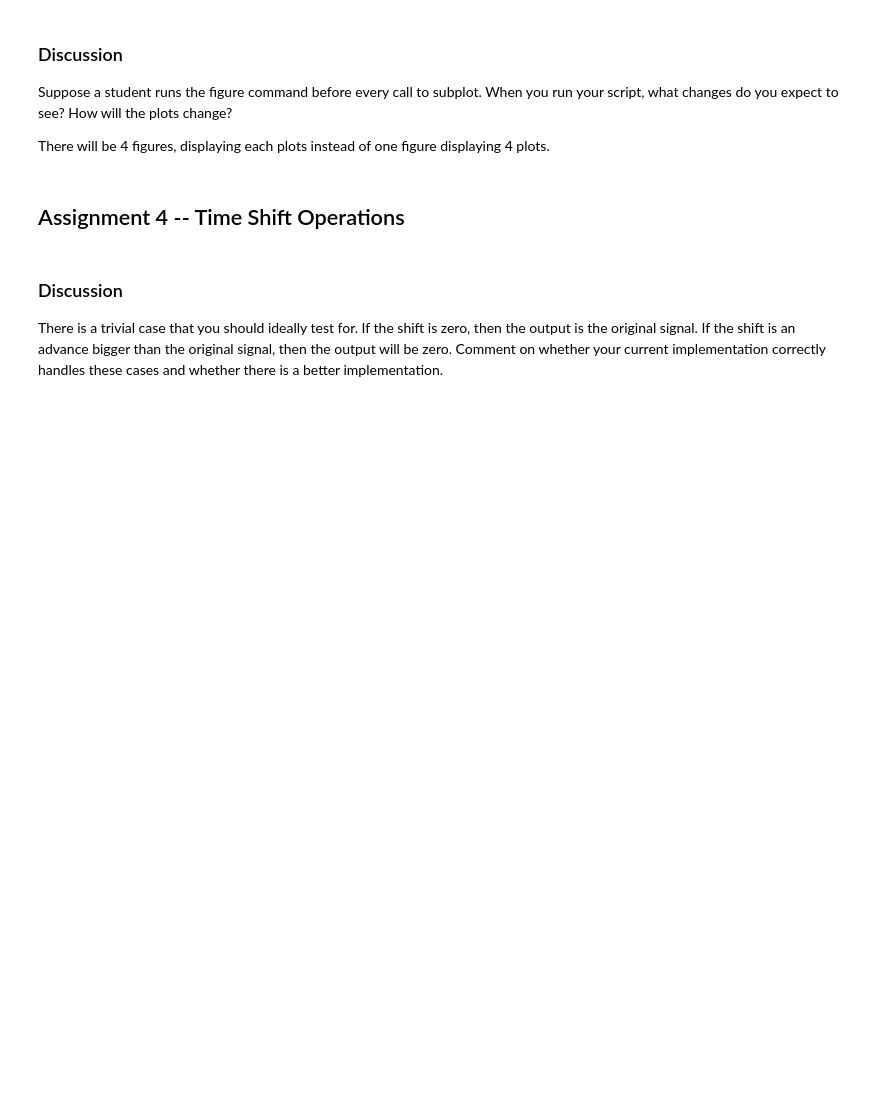
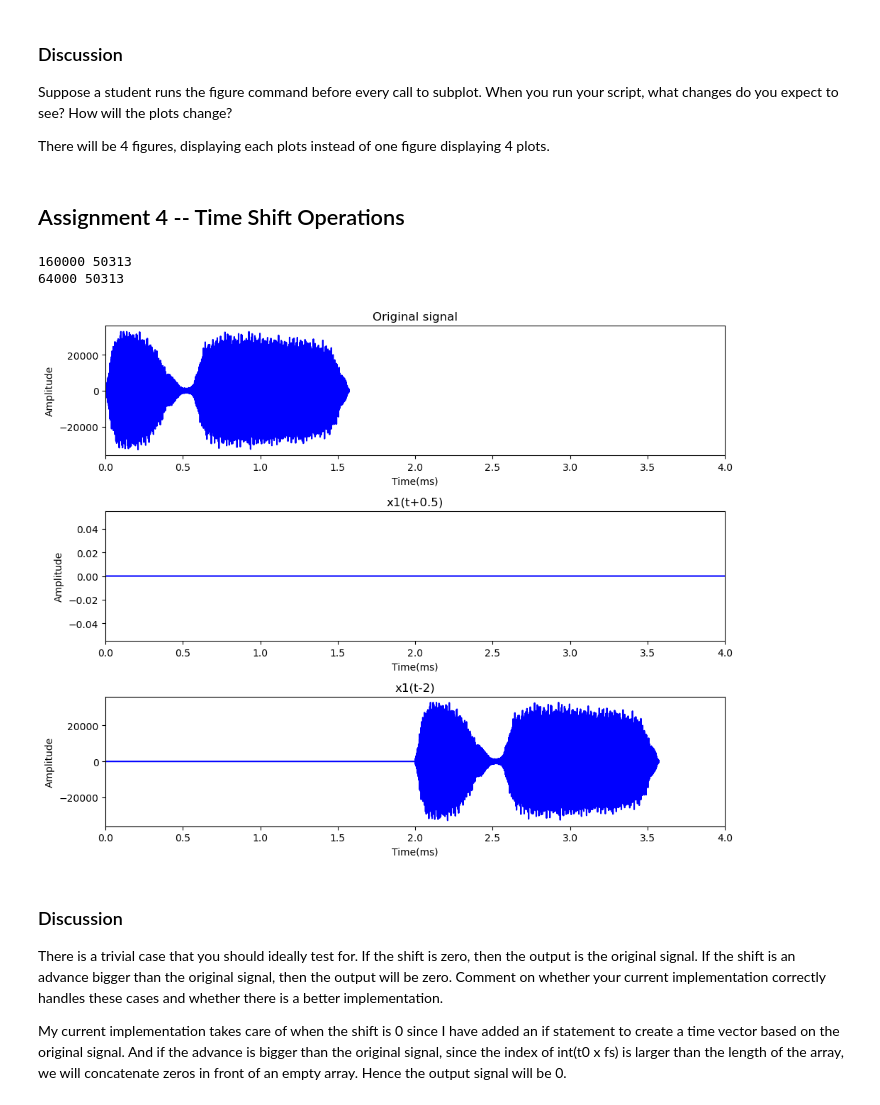
Before and after one commit to samw0627/517-HW, a Jupyter notebook: 513TemplateL1.ipynb, the cells around one changed output. Saved outputs shown, nothing was run; the diff lists cells and outputs as text; code cells hidden in the pictures; blank space fills up the shorter version.

```diff
--- a/513TemplateL1.ipynb
+++ b/513TemplateL1.ipynb
@@ -190,14 +205,3 @@ Suppose a student runs the figure command before every call to subplot. When you
 There will be 4 figures, displaying each plots instead of one figure displaying 4 plots.
 # %% [markdown]
 ## Assignment 4 -- Time Shift Operations
-# %%
-# Part A
-# TODO: Code that solves A
-def timeshift(x,fs,t0):
-    #Find the integer shift n0 given t0 and fs.
-    n0=np.zeros(int(
-# Part B
-# TODO: Code that solves B
-
-# Part C
-# TODO: Code that solves C
@@ -203,0 +229,30 @@ def timeshift(x,fs,t0):
+# %%
+#Use the function to create x1(t+0.5) and x1(t-2)
+a,a_t = timeshift(x1,fs,0.5)
+b,b_t = timeshift(x1,fs,-2)
+fig, bx = plt.subplots(nrows=3, ncols=1, figsize=(10, 8))
+plt.xlim(0, 4.0)
+
+bx[0].plot(t_o,o, color='blue')
+bx[0].set_xlabel('Time(ms)')
+bx[0].set_ylabel('Amplitude')
+bx[0].title.set_text('Original signal')
+bx[0].set_xlim([0,4])
+
+bx[1].plot(a_t,a, color='blue')
+bx[1].set_xlabel('Time(ms)')
+bx[1].set_ylabel('Amplitude')
+bx[1].title.set_text('x1(t+0.5)')
+bx[1].set_xlim([0,4])
+
+bx[2].plot(b_t,b, color='blue')
+bx[2].set_xlabel('Time(ms)')
+bx[2].set_ylabel('Amplitude')
+bx[2].title.set_text('x1(t-2)')
+bx[2].set_xlim([0,4])
+
+plt.tight_layout()
+# %% [output]
+160000 50313
+64000 50313
+[figure, added]
@@ -205,3 +272,5 @@ def timeshift(x,fs,t0):
 ### Discussion
 
 There is a trivial case that you should ideally test for. If the shift is zero, then the output is the original signal. If the shift is an advance bigger than the original signal, then the output will be zero. Comment on whether your current implementation correctly handles these cases and whether there is a better implementation.
+
+My current implementation takes care of when the shift is 0 since I have added an if statement to create a time vector based on the original signal. And if the advance is bigger than the original signal, since the index of int(t0 x fs) is larger than the length of the array, we will concatenate zeros in front of an empty array. Hence the output signal will be 0.
```
Also changed, not shown: parts of 5 cells of this notebook, 5 other files.
